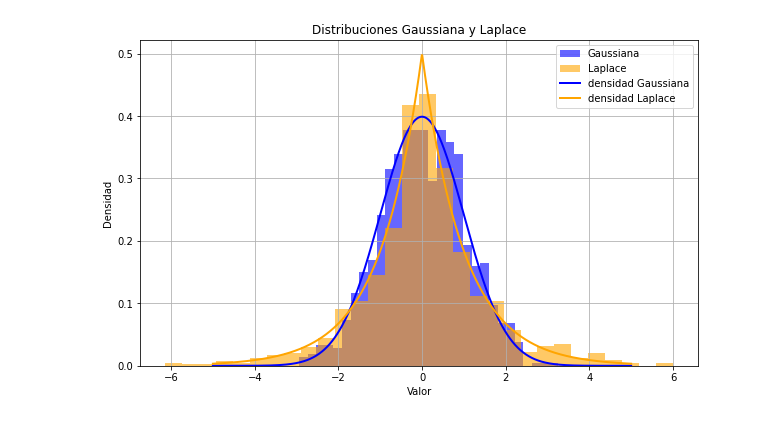
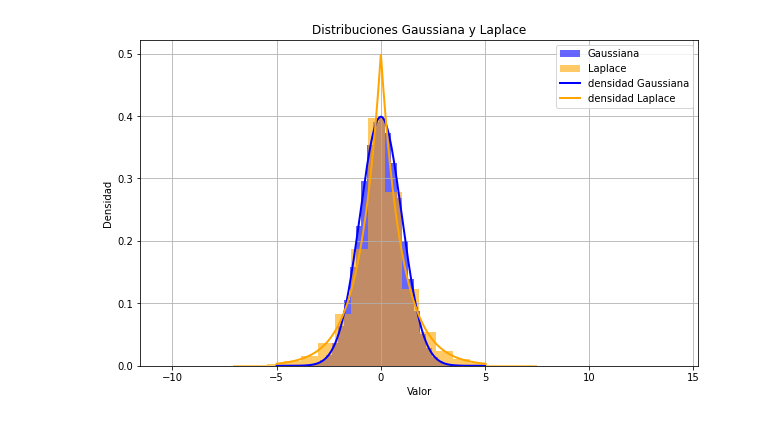
Before and after one commit to amiguelhdz/dataScience, a Jupyter notebook: notebooks/estadisticos.ipynb, the cells around one changed output. Drawn from its saved outputs; the diff is of its cells as text; code cells hidden in the pictures.

```diff
--- a/notebooks/estadisticos.ipynb
+++ b/notebooks/estadisticos.ipynb
@@ -7,7 +7,7 @@ from scipy.stats import kurtosis
 mu = 0           # Media para ambas distribuciones
 sigma = 1        # Desviación estándar para la distribución gaussiana
 b = 1            # Parámetro de escala para la distribución de Laplace
-n_samples = 1000 # Número de muestras
+n_samples = 100000 # Número de muestras
 
 # datos para las distribuciones
 gaussian_data = np.random.normal(mu, sigma, n_samples)
@@ -17,34 +17,34 @@ gaussian_kurtosis = kurtosis(gaussian_data)
 laplace_kurtosis = kurtosis(laplace_data)
 
 # Crear los histogramas
 plt.figure(figsize=(10, 6))
 
 # Distribución Gaussiana
 plt.hist(gaussian_data, bins=30, density=True, alpha=0.6, color='blue', label='Gaussiana')
 
 # Distribución de Laplace
 plt.hist(laplace_data, bins=30, density=True, alpha=0.6, color='orange', label='Laplace')
 
 # Graficar las funciones de densidad teóricas
 x = np.linspace(-5, 5, 1000)
 
 # Densidad de probabilidad Gaussiana
 gaussian_pdf = (1 / (sigma * np.sqrt(2 * np.pi))) * np.exp(-0.5 * ((x - mu) / sigma)**2)
 plt.plot(x, gaussian_pdf, color='blue', lw=2, label='densidad Gaussiana')
 
 # Densidad de probabilidad Laplace
 laplace_pdf = (1 / (2 * b)) * np.exp(-abs(x - mu) / b)
 plt.plot(x, laplace_pdf, color='orange', lw=2, label='densidad Laplace')
 
 # Configuración del gráfico
 plt.title("Distribuciones Gaussiana y Laplace")
 plt.xlabel("Valor")
 plt.ylabel("Densidad")
 plt.legend()
 plt.grid()
 plt.show()
 # %% [output]
-[figure, old version]
+[figure, new version]
 # %%
 print(f"Curtosis de la distribución Gaussiana: {gaussian_kurtosis:.4f}")
 print(f"Curtosis de la distribución de Laplace: {laplace_kurtosis:.4f}")
```
Also changed, not shown: parts of 1 cell of this notebook, 1 other file.
